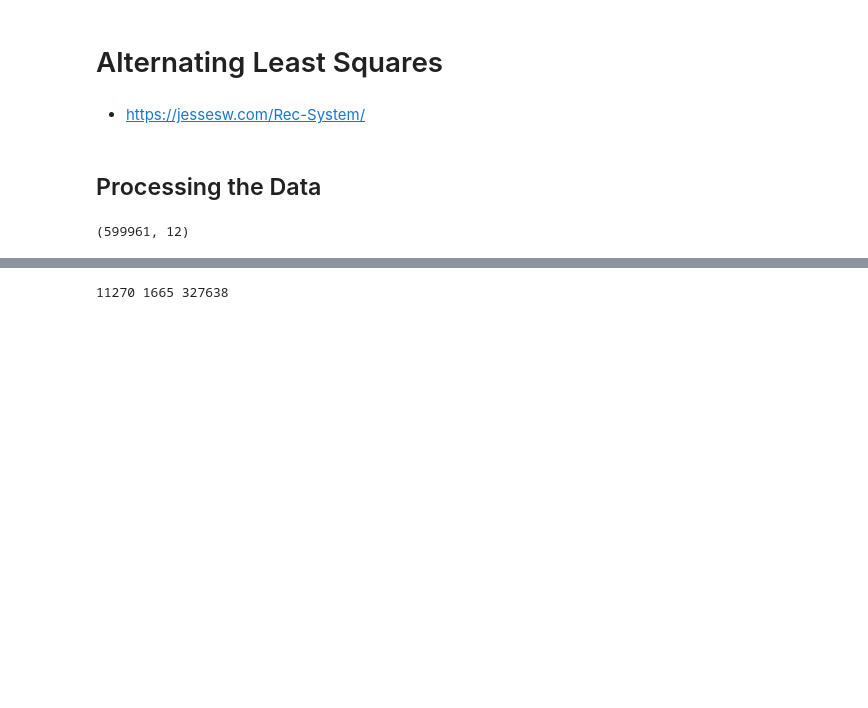
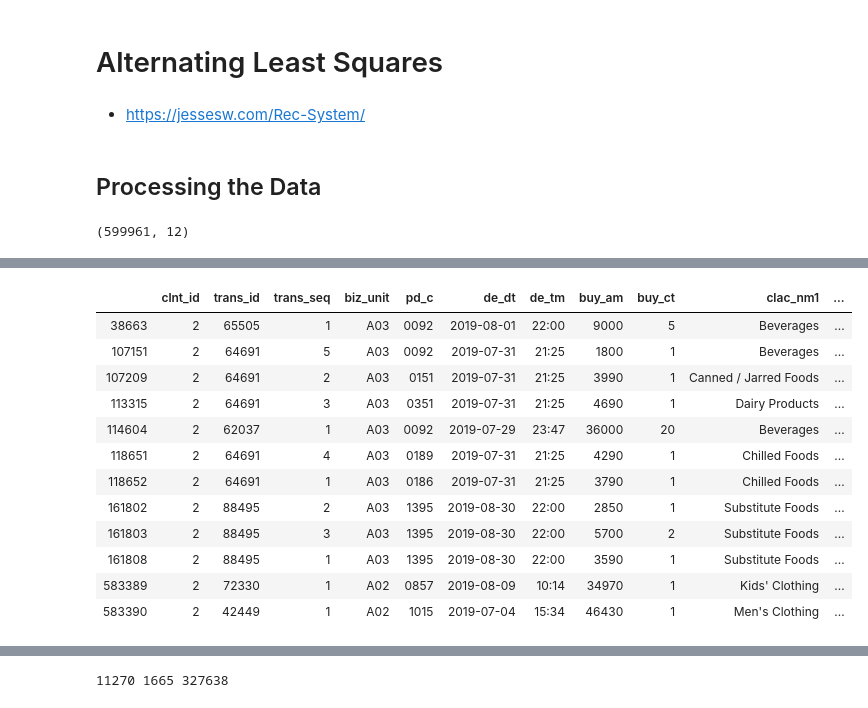
Before and after one commit to hojisu/recommendation-project, a Jupyter notebook: Alternating-Least-Squares.ipynb, the cells around one changed output, grey strips where cells are left out. Saved outputs shown, nothing was run; the diff lists cells and outputs as text; code cells hidden in the pictures; blank space fills up the shorter version.

```diff
--- a/Alternating-Least-Squares.ipynb
+++ b/Alternating-Least-Squares.ipynb
@@ -38,2 +47,18 @@ df_transaction.head()
+# %%
+df_transaction.loc[df_transaction['clnt_id'] == 2]
+# %% [output]
+|  | clnt_id | trans_id | trans_seq | biz_unit | pd_c | de_dt | de_tm | buy_am | buy_ct | clac_nm1 | ... |
+| 38663 | 2 | 65505 | 1 | A03 | 0092 | 2019-08-01 | 22:00 | 9000 | 5 | Beverages | ... |
+| 107151 | 2 | 64691 | 5 | A03 | 0092 | 2019-07-31 | 21:25 | 1800 | 1 | Beverages | ... |
+| 107209 | 2 | 64691 | 2 | A03 | 0151 | 2019-07-31 | 21:25 | 3990 | 1 | Canned / Jarred Foods | ... |
+| 113315 | 2 | 64691 | 3 | A03 | 0351 | 2019-07-31 | 21:25 | 4690 | 1 | Dairy Products | ... |
+| 114604 | 2 | 62037 | 1 | A03 | 0092 | 2019-07-29 | 23:47 | 36000 | 20 | Beverages | ... |
+| 118651 | 2 | 64691 | 4 | A03 | 0189 | 2019-07-31 | 21:25 | 4290 | 1 | Chilled Foods | ... |
+| 118652 | 2 | 64691 | 1 | A03 | 0186 | 2019-07-31 | 21:25 | 3790 | 1 | Chilled Foods | ... |
+| 161802 | 2 | 88495 | 2 | A03 | 1395 | 2019-08-30 | 22:00 | 2850 | 1 | Substitute Foods | ... |
+| 161803 | 2 | 88495 | 3 | A03 | 1395 | 2019-08-30 | 22:00 | 5700 | 2 | Substitute Foods | ... |
+| 161808 | 2 | 88495 | 1 | A03 | 1395 | 2019-08-30 | 22:00 | 3590 | 1 | Substitute Foods | ... |
+| 583389 | 2 | 72330 | 1 | A02 | 0857 | 2019-08-09 | 10:14 | 34970 | 1 | Kids' Clothing | ... |
+| 583390 | 2 | 42449 | 1 | A02 | 1015 | 2019-07-04 | 15:34 | 46430 | 1 | Men's Clothing | ... |
 # %%
 df_product.head()
```
Also changed, not shown: parts of 20 cells of this notebook, 1 other file.
